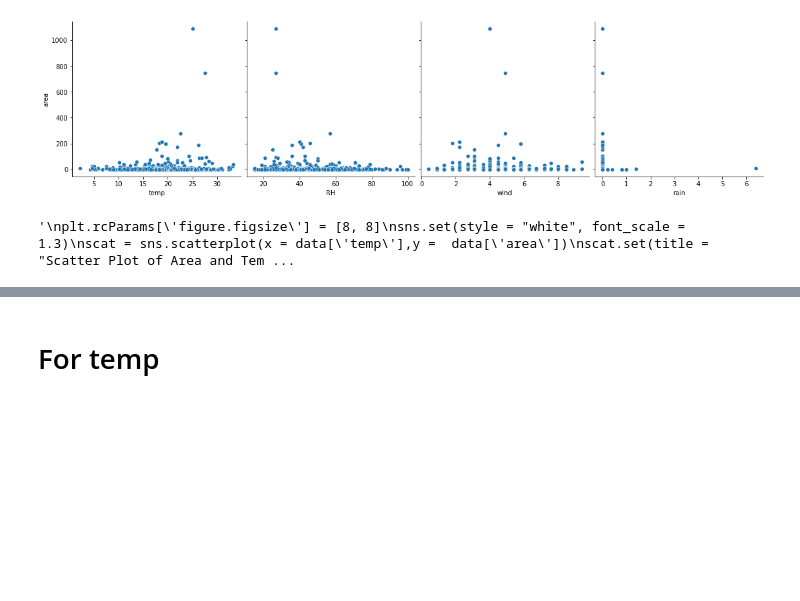
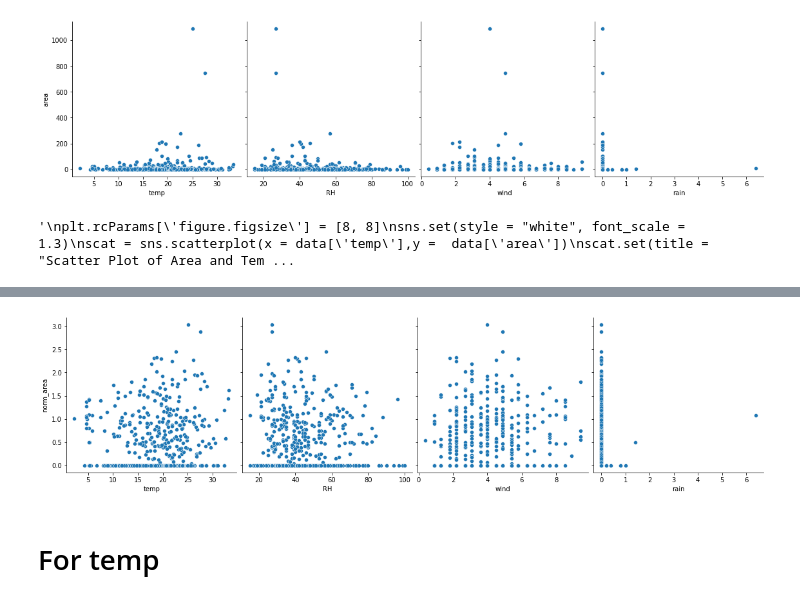
Before and after one commit to sg758253/sg1205, a Jupyter notebook: ADVDS/project1/forestfires.ipynb, the cells around one changed output, grey strips where cells are left out. Drawn from its saved outputs; the diff is of its cells as text; code cells hidden in the pictures; blank space fills up the shorter version.

```diff
--- a/ADVDS/project1/forestfires.ipynb
+++ b/ADVDS/project1/forestfires.ipynb
@@ -143,3 +158,8 @@ scat.set(title = "Scatter Plot of Area and Temperature", xlabel = "Temperature",
+# %%
+sbn.pairplot(data, x_vars=['temp','RH', 'wind','rain'], y_vars='norm_area', height=4, aspect=1, kind='scatter')
+plt.show()
+# %% [output]
+[figure, added]
 # %% [markdown]
 # For temp
 # %%
```
Also changed, not shown: parts of 30 cells of this notebook.
